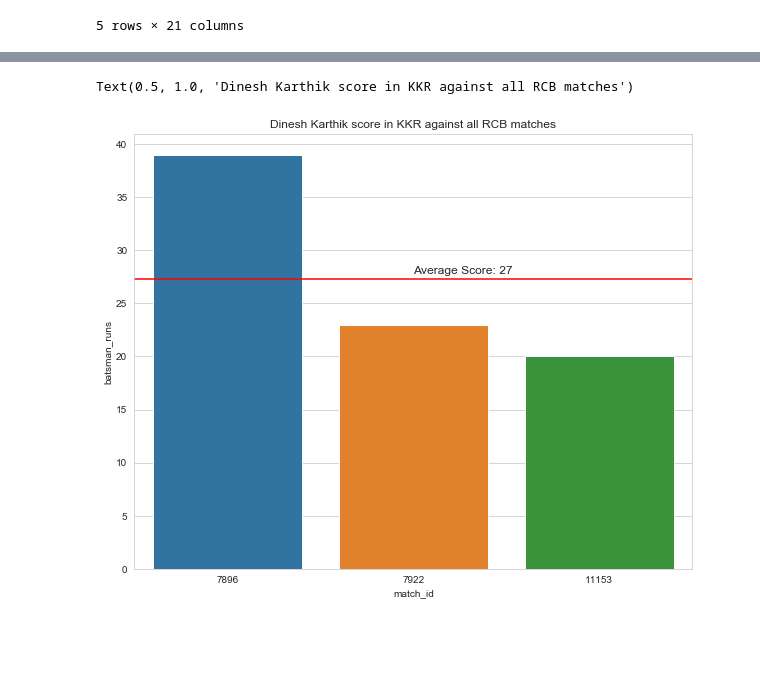
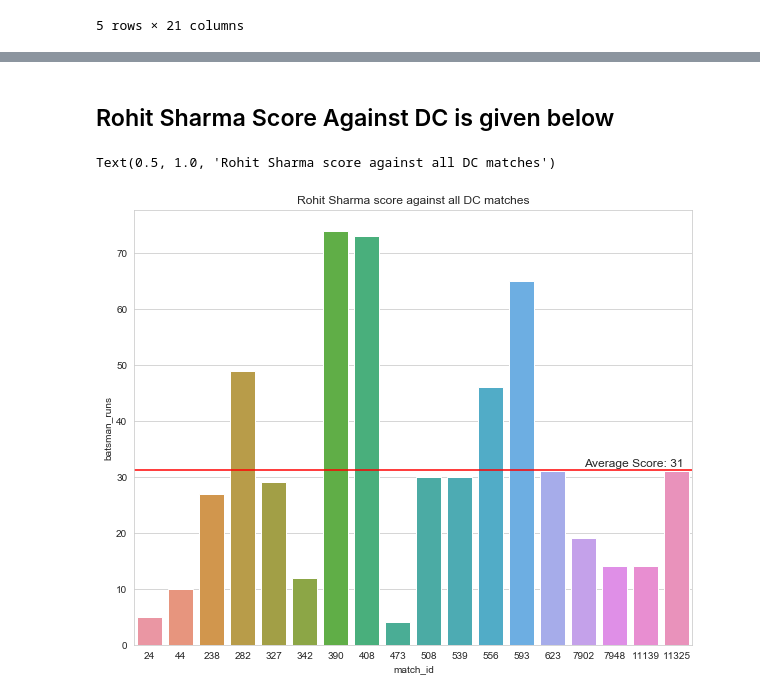
Before and after one commit to bhaskar-29/Widhya, a Jupyter notebook: 11 Oct.ipynb, the cells around one changed output, grey strips where cells are left out. Saved outputs shown, nothing was run; the diff lists cells and outputs as text; code cells hidden in the pictures; blank space fills up the shorter version.

```diff
--- a/11 Oct.ipynb
+++ b/11 Oct.ipynb
@@ -29,0 +59,3 @@ team_2 = 'Royal Challengers Bangalore'
+# %%
+team_1 = 'Mumbai Indians'
+team_2 = 'Delhi Capitals'
@@ -38,3 +78,6 @@ def team_correction(row):
 
 for col in ['team1', 'team2', 'winner', 'toss_winner']:
     matches1[col] = matches1[col].apply(team_correction)
+# %%
+for col in ['team1', 'team2', 'winner', 'toss_winner']:
+    matches1[col] = matches1[col].apply(lambda x: x if x==team_1 else (x if x==team_2 else "Others"))
@@ -91,6 +142,5 @@ delivery.head()
 | 4 | 1 | 1 | Sunrisers Hyderabad | Royal Challengers Bangalore | 1 | 5 | DA Warner | S Dhawan | TS Mills | ... |
 5 rows × 21 columns
 # %%
-delivery = delivery[delivery.match_id.apply(lambda x: True if x in match_ids else False)]
 for col in ['batting_team', 'bowling_team']:
     delivery[col] = delivery[col].apply(team_correction)
@@ -102,0 +147,5 @@ dk_matches = delivery[(delivery.batting_team==team_1) & (delivery.batsman==dk)]
+# %%
+rs = 'RG Sharma'
+kr = 'K Rabada'
+rs_matches = delivery[(delivery.batting_team==team_1) & (delivery.batsman==rs)]
+rs_matches.head()
@@ -103,10 +160,12 @@ dk_matches = delivery[(delivery.batting_team==team_1) & (delivery.batsman==dk)]
+# %% [markdown]
+## Rohit Sharma Score Against DC is given below
 # %%
-dk_vs_rcb = dk_matches[dk_matches['bowling_team']==team_2].groupby('match_id').sum().reset_index()
+rs_vs_dc = rs_matches[rs_matches['bowling_team']==team_2].groupby('match_id').sum().reset_index()
 plt.figure(figsize=(10,8))
-sns.barplot(x='match_id', y='batsman_runs', data=dk_vs_rcb)
-plt.axhline(y=np.mean(dk_vs_rcb['batsman_runs']), color='red')
-plt.text(x=1, y=np.mean(dk_vs_rcb['batsman_runs'])+0.5, fontsize=12, s='Average Score: {}'.format(round(np.mean(dk_vs_rcb['batsman_runs']))))
-plt.title('Dinesh Karthik score in KKR against all RCB matches')
+sns.barplot(x='match_id', y='batsman_runs', data=rs_vs_dc)
+plt.axhline(y=np.mean(rs_vs_dc['batsman_runs']), color='red')
+plt.text(x=14, y=np.mean(rs_vs_dc['batsman_runs'])+0.5, fontsize=12, s='Average Score: {}'.format(round(np.mean(rs_vs_dc['batsman_runs']))))
+plt.title('Rohit Sharma score against all DC matches')
 # %% [output]
-Text(0.5, 1.0, 'Dinesh Karthik score in KKR against all RCB matches')
+Text(0.5, 1.0, 'Rohit Sharma score against all DC matches')
-[figure, old version]
+[figure, new version]
```
Also changed, not shown: parts of 33 cells of this notebook, 1 other file.
